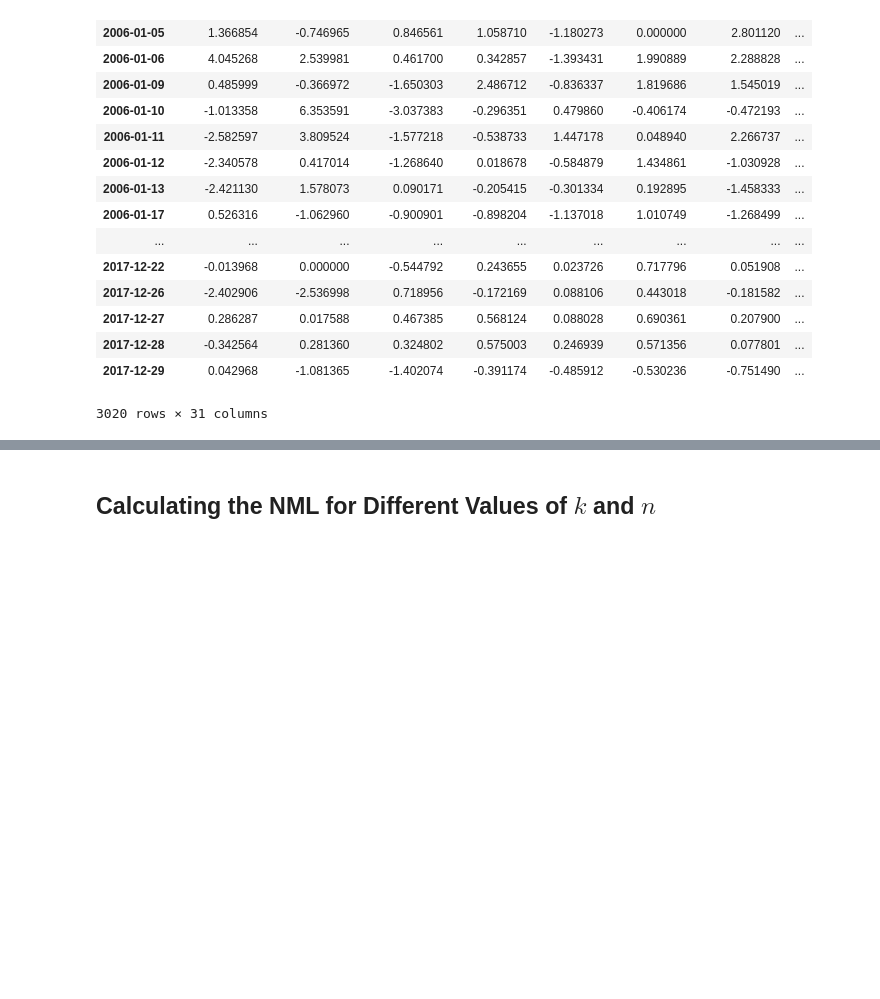
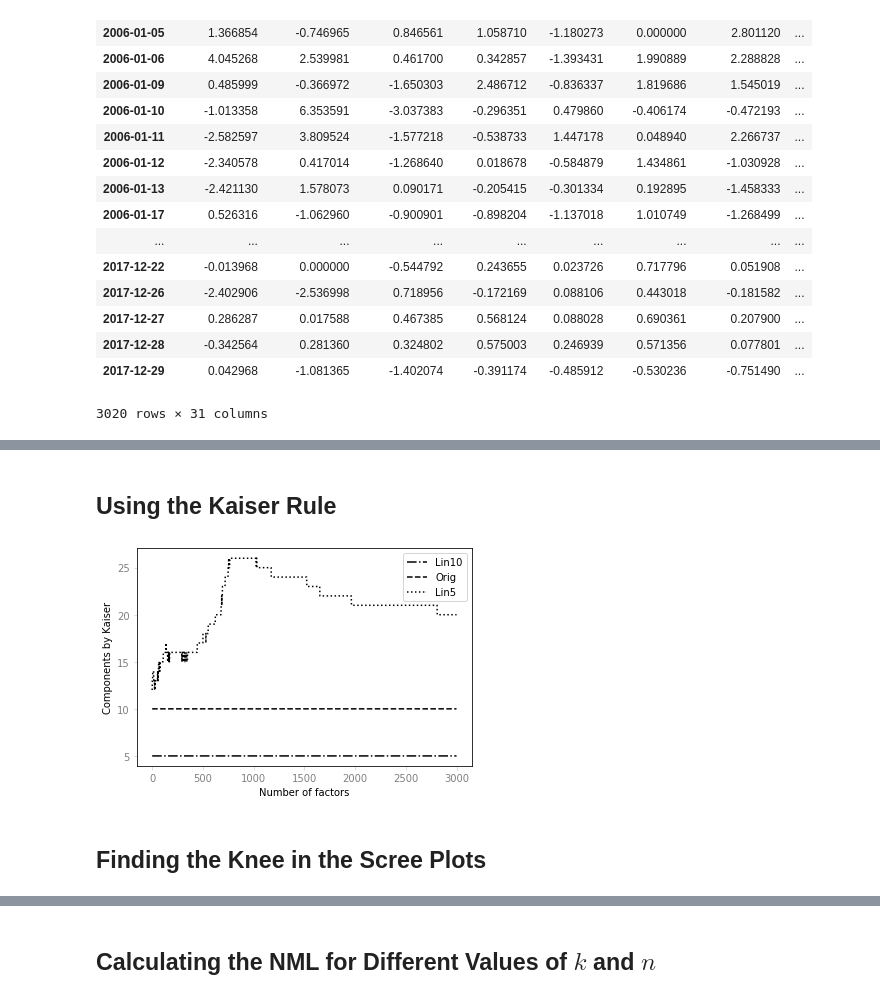
Before and after one commit to atavory/pca_nml_numerical_experiments, a Jupyter notebook: numerical_experiments.ipynb, the cells around one changed output, grey strips where cells are left out. Saved outputs shown, nothing was run; the diff lists cells and outputs as text; code cells hidden in the pictures; blank space fills up the shorter version.

```diff
--- a/numerical_experiments.ipynb
+++ b/numerical_experiments.ipynb
@@ -98,0 +107,22 @@ savefig('../scree.png')
+# %% [markdown]
+## Using the Kaiser Rule
+# %%
+lin5_kaiser, lin10_kaiser, djia_kaiser = [], [], []
+for i in range(20, len(djia)):
+    lin5_kaiser.append((decomposition.PCA().fit(X=lin5.head(i).dropna()).explained_variance_ > 1).sum())
+    lin10_kaiser.append((decomposition.PCA().fit(X=lin10.head(i).dropna()).explained_variance_ > 1).sum())
+    djia_kaiser.append((decomposition.PCA().fit(X=djia.head(i).dropna()).explained_variance_ > 1).sum())
+# %%
+plot(lin5_kaiser, '-.', label='Lin10', color='black');
+plot(lin10_kaiser, '--', label='Orig', color='black');
+plot(djia_kaiser, ':', label='Lin5', color='black');
+legend();
+xlabel('Number of factors').set_color('black');
+ylabel('Components by Kaiser').set_color('black');
+tick_params(color='lightgrey', labelcolor='grey');
+
+savefig('../kaiser.png')
+# %% [output]
+[figure, added]
+# %% [markdown]
+## Finding the Knee in the Scree Plots
```
Also changed, not shown: parts of 9 cells of this notebook.
